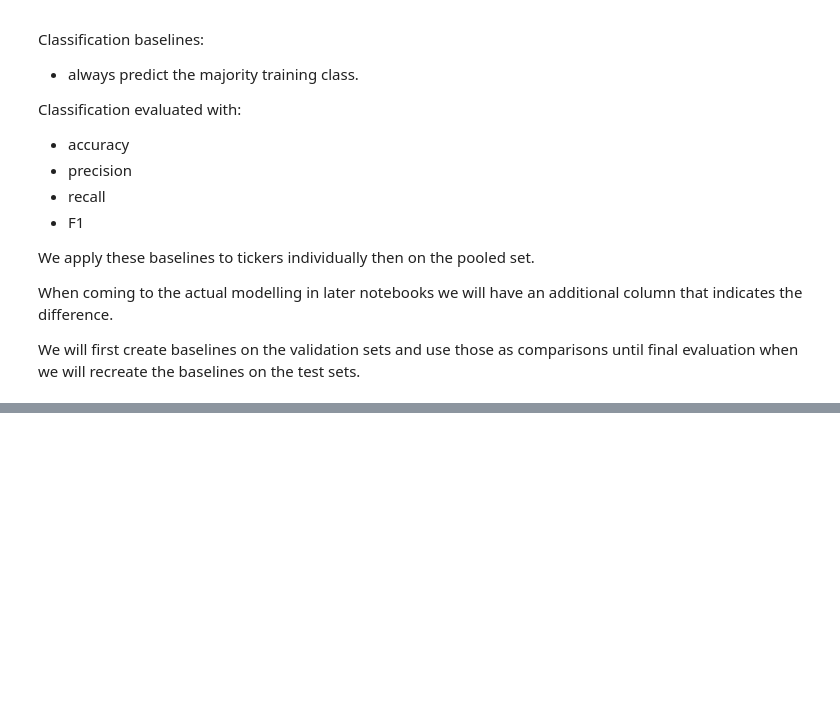
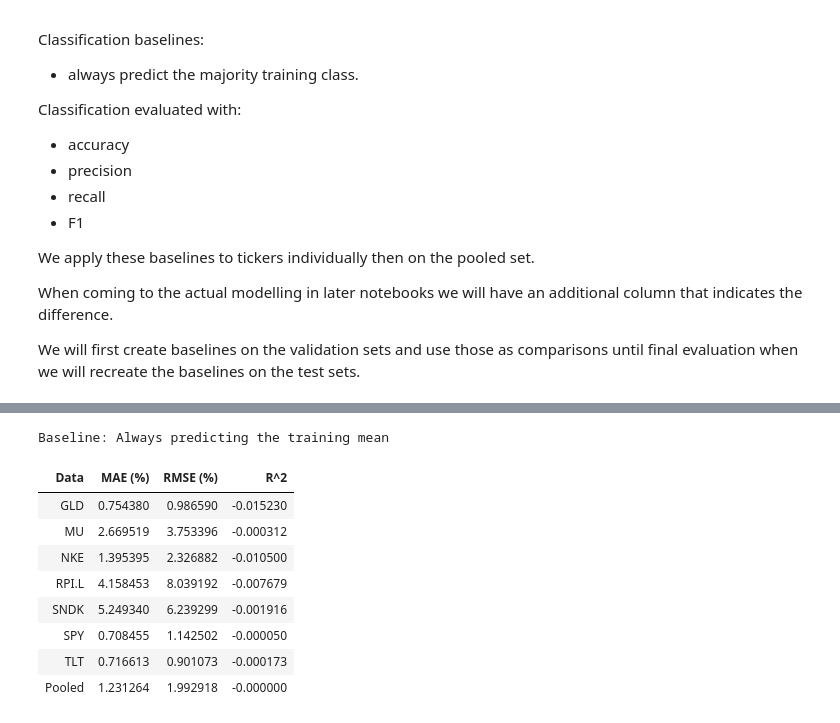
Before and after one commit to maxautomateseverything/market-intelligence-pipeline, a Jupyter notebook: Modelling Notebooks/10 - Modelling Prepration.ipynb, the cells around one changed output, grey strips where cells are left out. Saved outputs shown, nothing was run; the diff lists cells and outputs as text; code cells hidden in the pictures; blank space fills up the shorter version.

```diff
--- a/Modelling Notebooks/10 - Modelling Prepration.ipynb
+++ b/Modelling Notebooks/10 - Modelling Prepration.ipynb
@@ -504,0 +541,64 @@ display(results.style.hide(axis="index"))
+# %%
+# Always predicitng training mean
+
+val_set2 = validation_ticker.copy()
+train_set2 = train_ticker.copy()
+ticker = "ticker"
+target = "target_next_day_return_no_calendar"
+
+mean_results = []
+
+for (asset_train, group_train),(asset_val, group_val) in zip(train_set2.groupby(ticker), val_set2.groupby(ticker)):
+
+    val_len = len(group_val)
+    y_pred = np.full(val_len, group_train[target].mean())
+    y_actual = group_val[target]
+
+    mae = mean_absolute_error(y_actual, y_pred)*100
+    rmse = root_mean_squared_error(y_actual, y_pred)*100
+    r2_s = r2_score(y_actual, y_pred)
+
+    mean_result = pd.DataFrame({
+        "Data": [asset_train],
+        "MAE (%)": [mae],
+        "RMSE (%)": [rmse],
+        "R^2": [r2_s]
+    })
+
+    mean_results.append(mean_result)
+
+pool_val = pooled_validation
+pool_train = pooled_train
+
+val_len = len(pool_val)
+y_pred = np.full(val_len, pool_train[target].mean())
+y_actual = pool_val[target]
+
+mae = mean_absolute_error(y_actual, y_pred)*100
+rmse = root_mean_squared_error(y_actual, y_pred)*100
+r2_s = r2_score(y_actual, y_pred)
+
+mean_result = pd.DataFrame({
+    "Data": "Pooled",
+    "MAE (%)": [mae],
+    "RMSE (%)": [rmse],
+    "R^2": [r2_s]
+})
+
+mean_results.append(mean_result)
+
+mean_pred_results = pd.concat(mean_results)
+
+print("Baseline: Always predicting the training mean")
+display(mean_pred_results.style.hide(axis="index"))
+# %% [output]
+Baseline: Always predicting the training mean
+| Data | MAE (%) | RMSE (%) | R^2 |
+| GLD | 0.754380 | 0.986590 | -0.015230 |
+| MU | 2.669519 | 3.753396 | -0.000312 |
+| NKE | 1.395395 | 2.326882 | -0.010500 |
+| RPI.L | 4.158453 | 8.039192 | -0.007679 |
+| SNDK | 5.249340 | 6.239299 | -0.001916 |
+| SPY | 0.708455 | 1.142502 | -0.000050 |
+| TLT | 0.716613 | 0.901073 | -0.000173 |
+| Pooled | 1.231264 | 1.992918 | -0.000000 |
```
Also changed, not shown: parts of 7 cells of this notebook.
